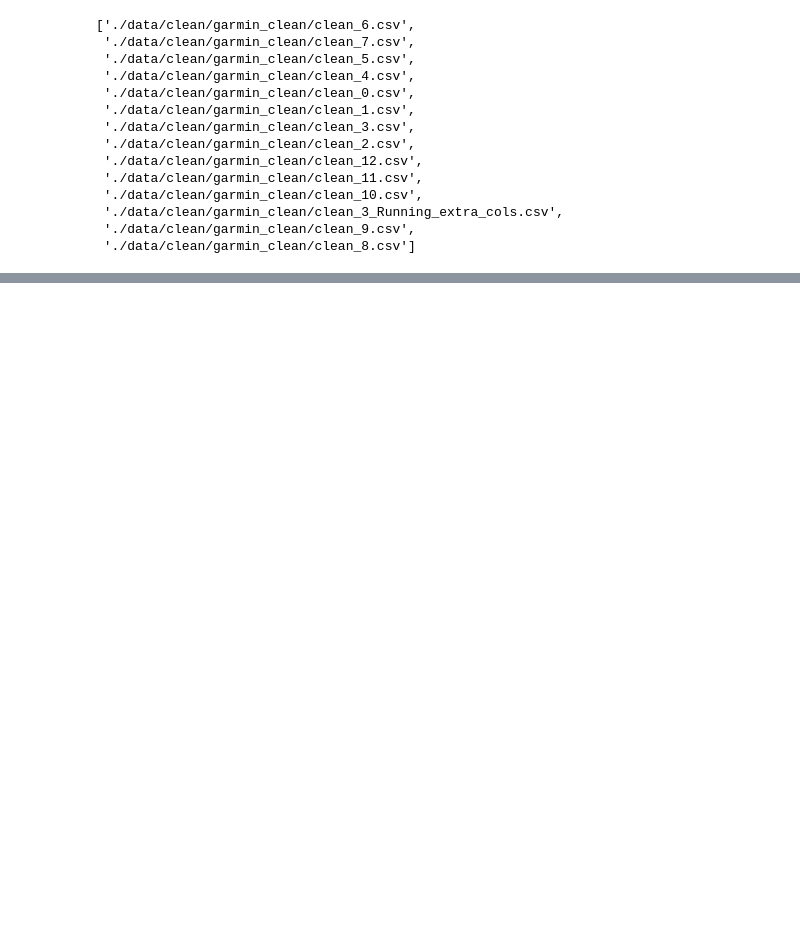
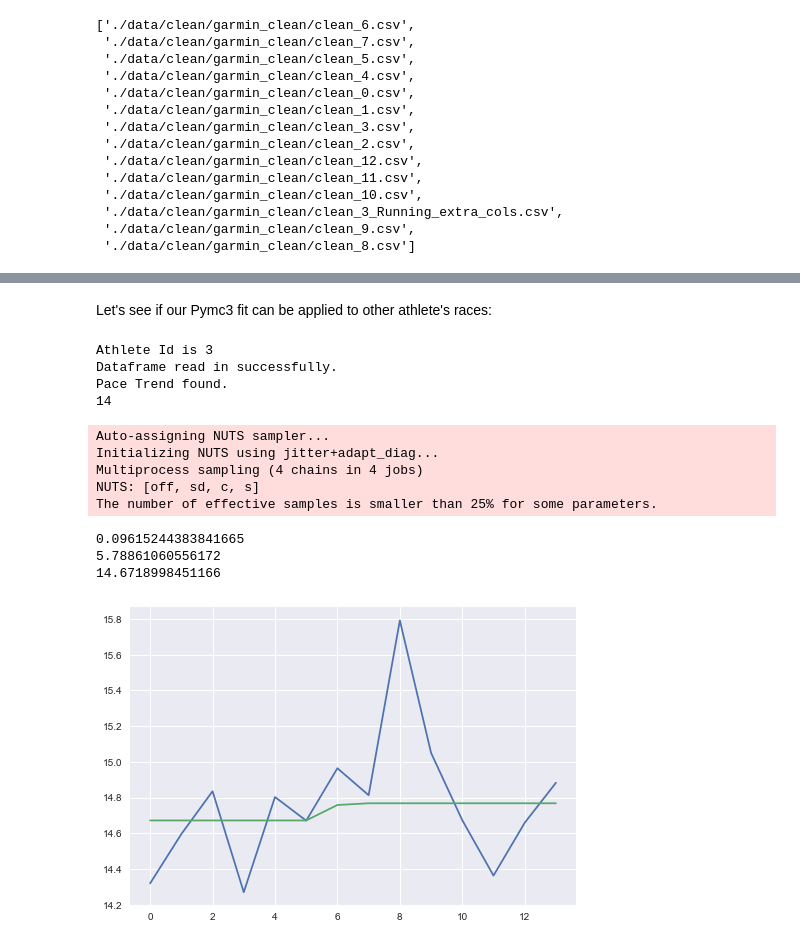
Before and after one commit to keithkruelskie/athlete_prediction, a Jupyter notebook: 08_forecasting_final.ipynb, the cells around one changed output, grey strips where cells are left out. Cells and saved outputs as stored; diff of their text form; code cells hidden in the pictures; blank space fills up the shorter version.

```diff
--- a/08_forecasting_final.ipynb
+++ b/08_forecasting_final.ipynb
@@ -122,19 +132,3 @@ files_to_convert
  './data/clean/garmin_clean/clean_3_Running_extra_cols.csv',
  './data/clean/garmin_clean/clean_9.csv',
  './data/clean/garmin_clean/clean_8.csv']
-# %%
-output_list = []
-for i in range(len(files_to_convert)):
-    athlete = i
-    filepath = ''
-    for j in range(len(files_to_convert)):
-        print(int(files_to_convert[j][32:][:2].replace('.', '')))
-        print(i)
-        try:
-            if int(files_to_convert[j][32:][:2]) == i:
-                print(f"Matched athlete {i} to filepath {files_to_convert[j]}")
-                filepath = files_to_convert[j]
-            output_list.append((str(i), (filepath)))
-        except:
-            print(f'No match for {files_to_convert[j]}')
-output_list
@@ -159,0 +168,2 @@ ValueError: invalid literal for int() with base 10: '3_'
+# %% [markdown]
+Let's see if our Pymc3 fit can be applied to other athlete's races:
@@ -159,0 +214,16 @@ ValueError: invalid literal for int() with base 10: '3_'
+# %%
+get_athlete_param(3)
+# %% [output]
+Athlete Id is 3
+Dataframe read in successfully.
+Pace Trend found.
+14
+Auto-assigning NUTS sampler...
+Initializing NUTS using jitter+adapt_diag...
+Multiprocess sampling (4 chains in 4 jobs)
+NUTS: [off, sd, c, s]
+The number of effective samples is smaller than 25% for some parameters.
+0.09615244383841665
+5.78861060556172
+14.6718998451166
+[figure, added]
```
Also changed, not shown: parts of 4 cells of this notebook, 13 other files.
